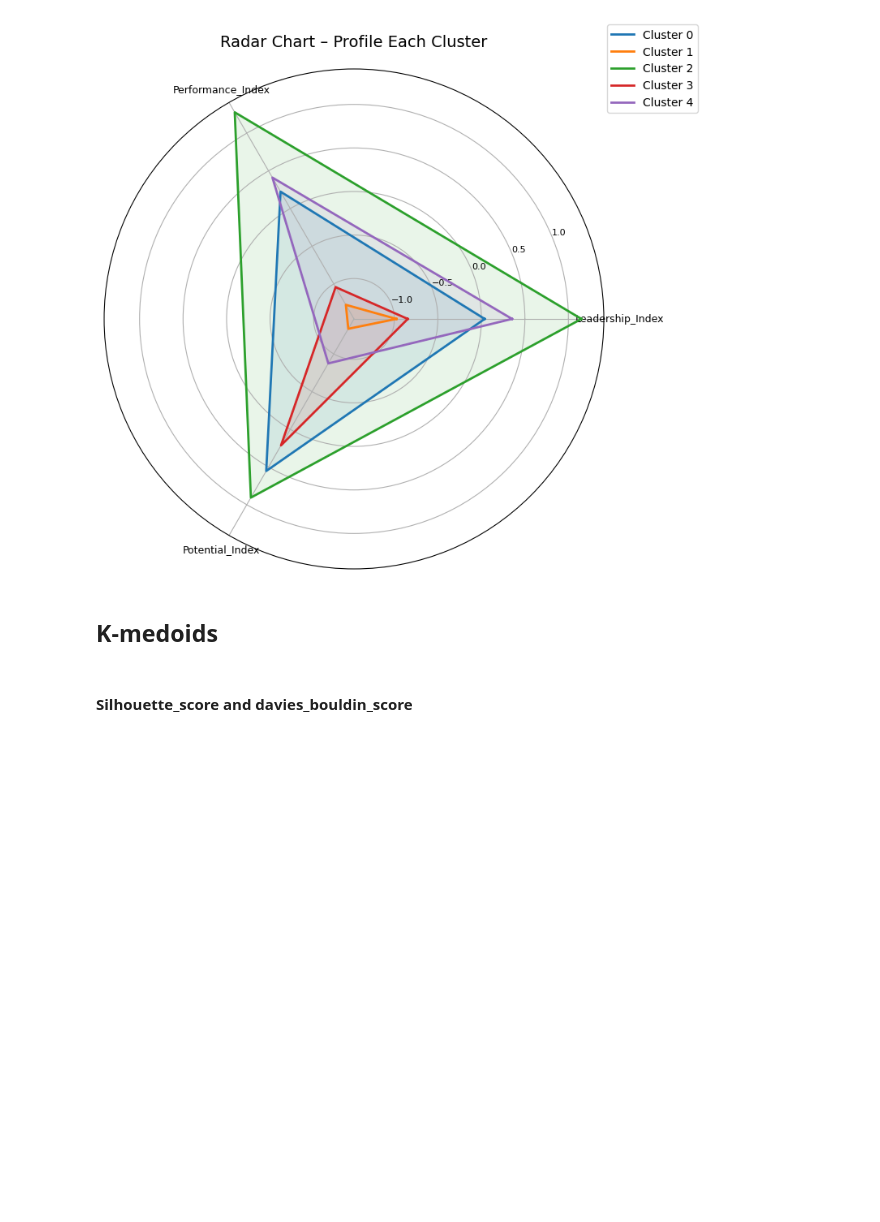
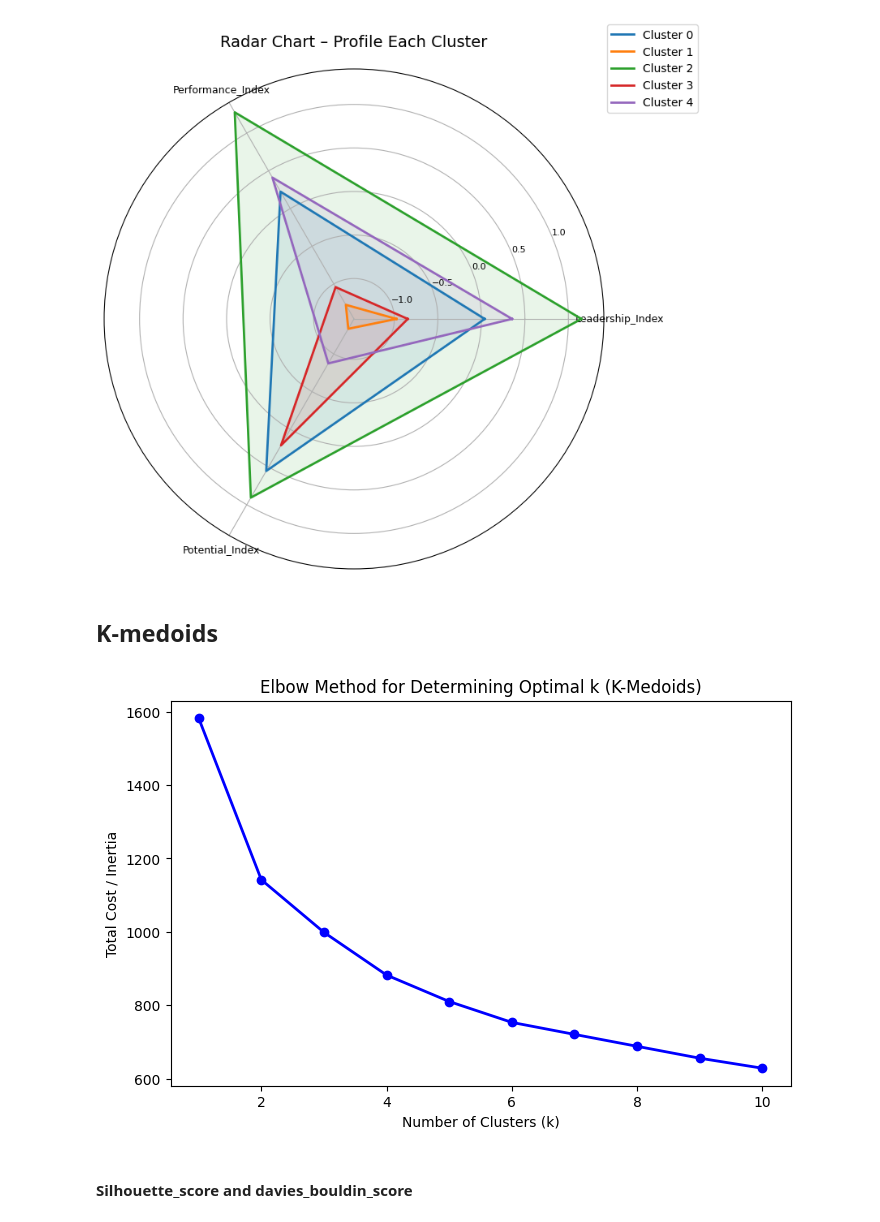
Before and after one commit to heybayrepo/syntaxsociety, a Jupyter notebook: notebooks/the_promotion_paradox_unsupervised.ipynb, the cells around one changed output. Drawn from its saved outputs; the diff is of its cells as text; code cells hidden in the pictures; blank space fills up the shorter version.

```diff
--- a/notebooks/the_promotion_paradox_unsupervised.ipynb
+++ b/notebooks/the_promotion_paradox_unsupervised.ipynb
@@ -643,6 +675,23 @@ plt.show()
 [figure]
 # %% [markdown]
 ## **K-medoids**
+# %%
+inertia = []
+K = range(1, 11)
+
+for k in K:
+    kmedoids = KMedoids(n_clusters=k, random_state=42, method='pam')
+    kmedoids.fit(df_scaled2)
+    inertia.append(kmedoids.inertia_)   # total cost (sum of distances)
+
+plt.figure(figsize=(8,5))
+plt.plot(K, inertia, 'bo-', linewidth=2)
+plt.xlabel('Number of Clusters (k)')
+plt.ylabel('Total Cost / Inertia')
+plt.title('Elbow Method for Determining Optimal k (K-Medoids)')
+plt.show()
+# %% [output]
+[figure, added]
 # %% [markdown]
 #### **Silhouette_score and davies_bouldin_score**
 # %%
```
Also changed, not shown: parts of 3 cells of this notebook, 1 other file.
